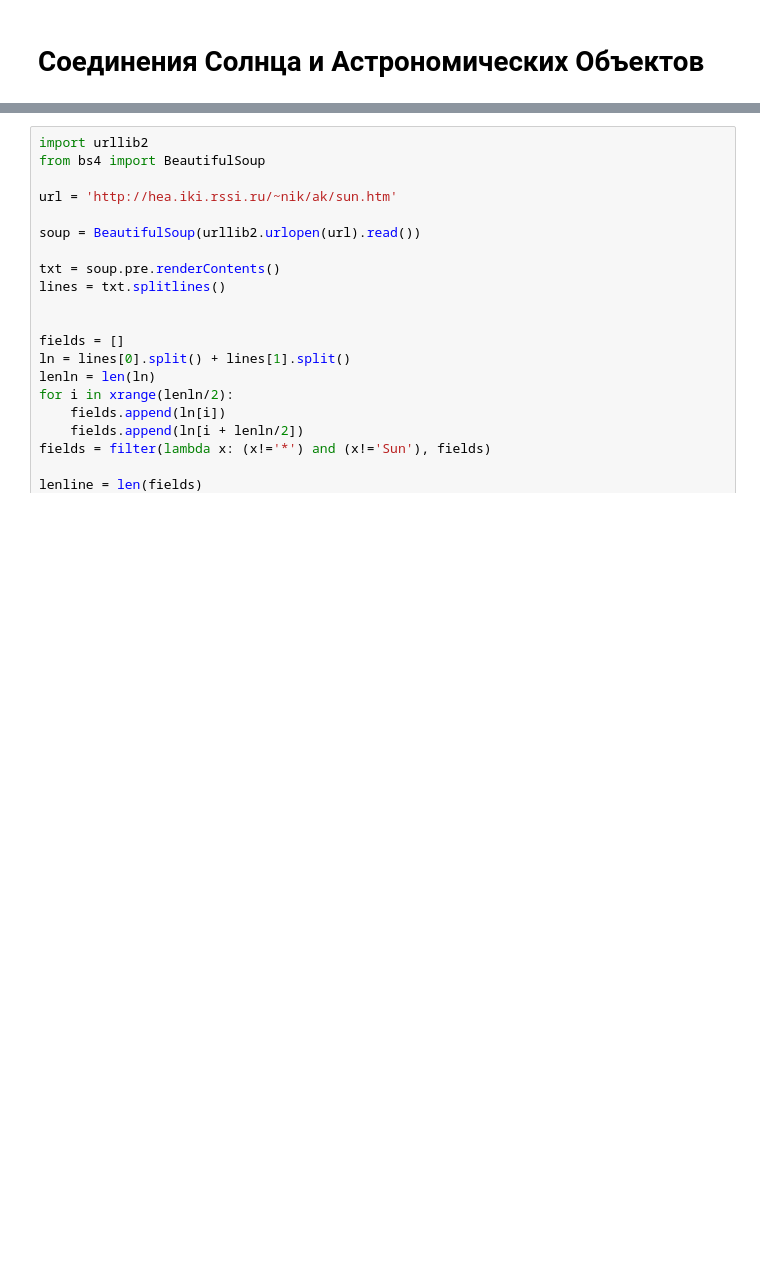
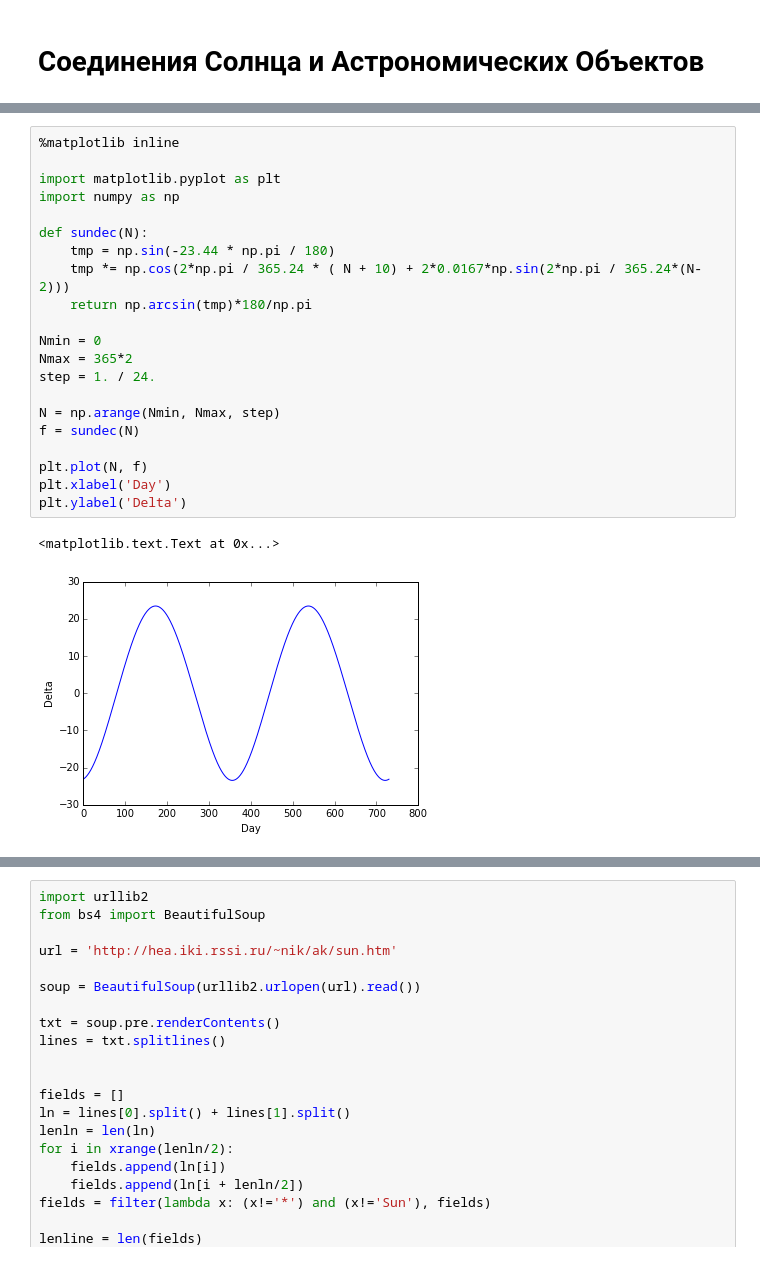
Before and after one commit to kharyuk/astro, a Jupyter notebook: index.ipynb, the cells around one changed output, grey strips where cells are left out. Cells and saved outputs as stored; diff of their text form; blank space fills up the shorter version.

```diff
--- a/index.ipynb
+++ b/index.ipynb
@@ -31,3 +75,27 @@ $$v_{\text{ср}} = \frac{\alpha_{Sun}^{[2]} - \alpha_{Sun}^{[1]}}{\Delta t} = \
+# %%
+%matplotlib inline
+
+import matplotlib.pyplot as plt
+import numpy as np
+
+def sundec(N):
+    tmp = np.sin(-23.44 * np.pi / 180)
+    tmp *= np.cos(2*np.pi / 365.24 * ( N + 10) + 2*0.0167*np.sin(2*np.pi / 365.24*(N-2)))
+    return np.arcsin(tmp)*180/np.pi
+
+Nmin = 0
+Nmax = 365*2
+step = 1. / 24.
+
+N = np.arange(Nmin, Nmax, step)
+f = sundec(N)
+
+plt.plot(N, f)
+plt.xlabel('Day')
+plt.ylabel('Delta')
+# %% [output]
+<matplotlib.text.Text at 0x...>
+[figure, added]
 # %%
 import numpy as np
 import time
```
Also changed, not shown: parts of 3 cells of this notebook.
